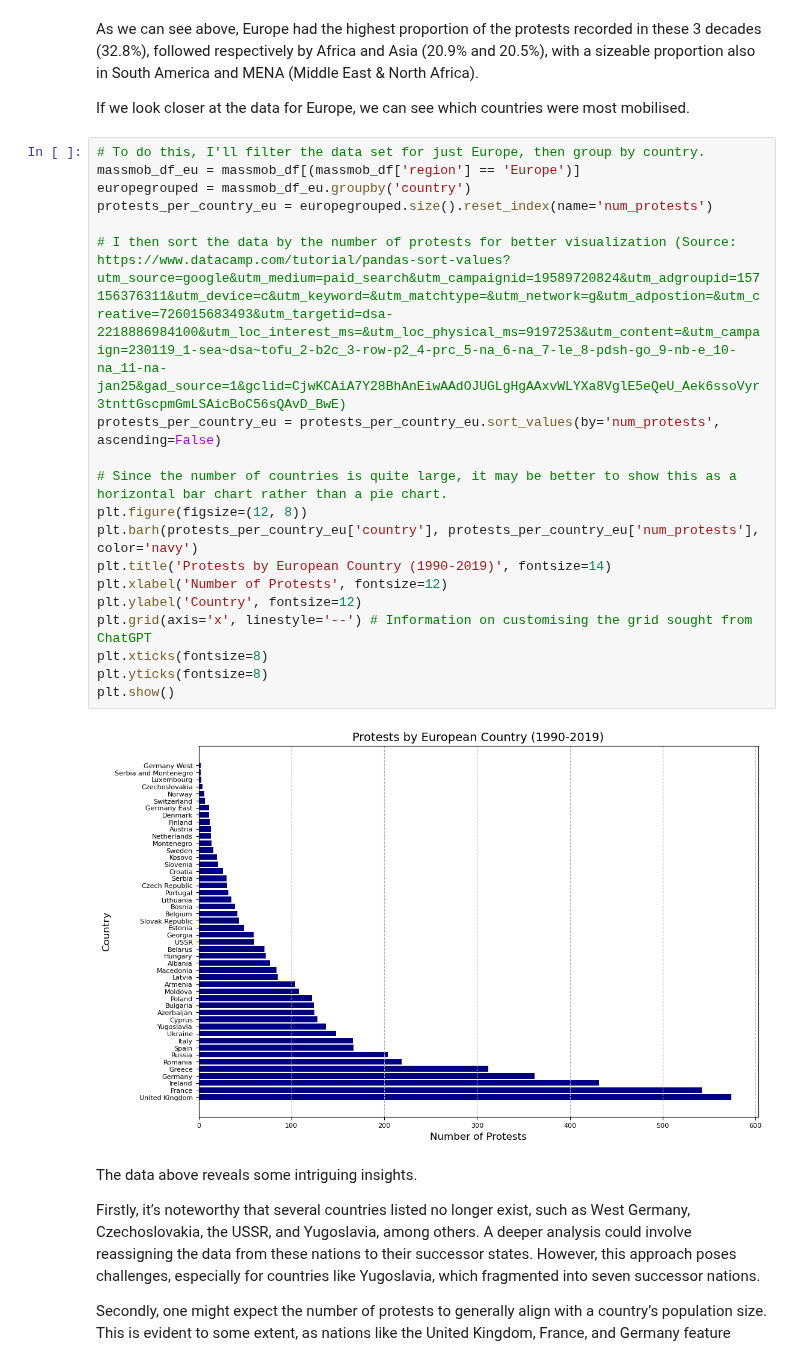
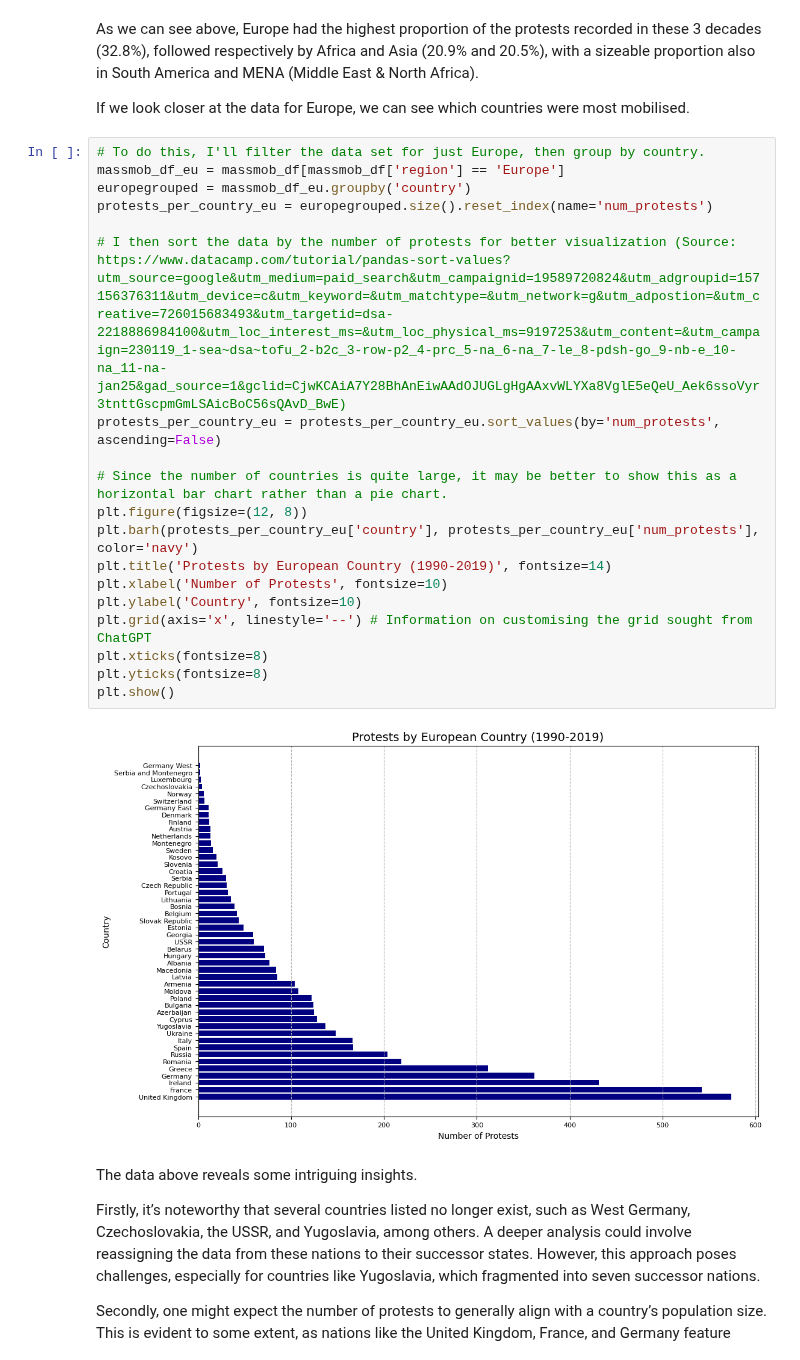
Before and after one commit to MylesHenehan/pfda, a Jupyter notebook: project/project.ipynb, the cells around one changed output. Saved outputs shown, nothing was run; the diff lists cells and outputs as text.

```diff
--- a/project/project.ipynb
+++ b/project/project.ipynb
@@ -148,25 +154,25 @@ As we can see above, Europe had the highest proportion of the protests recorded
 If we look closer at the data for Europe, we can see which countries were most mobilised.
 # %%
 # To do this, I'll filter the data set for just Europe, then group by country.
-massmob_df_eu = massmob_df[(massmob_df['region'] == 'Europe')]
+massmob_df_eu = massmob_df[massmob_df['region'] == 'Europe']
 europegrouped = massmob_df_eu.groupby('country')
 protests_per_country_eu = europegrouped.size().reset_index(name='num_protests')
 
 # I then sort the data by the number of protests for better visualization (Source: https://www.datacamp.com/tutorial/pandas-sort-values?utm_source=google&utm_medium=paid_search&utm_campaignid=19589720824&utm_adgroupid=157156376311&utm_device=c&utm_keyword=&utm_matchtype=&utm_network=g&utm_adpostion=&utm_creative=726015683493&utm_targetid=dsa-2218886984100&utm_loc_interest_ms=&utm_loc_physical_ms=9197253&utm_content=&utm_campaign=230119_1-sea~dsa~tofu_2-b2c_3-row-p2_4-prc_5-na_6-na_7-le_8-pdsh-go_9-nb-e_10-na_11-na-jan25&gad_source=1&gclid=CjwKCAiA7Y28BhAnEiwAAdOJUGLgHgAAxvWLYXa8VglE5eQeU_Aek6ssoVyr3tnttGscpmGmLSAicBoC56sQAvD_BwE)
 protests_per_country_eu = protests_per_country_eu.sort_values(by='num_protests', ascending=False)
 
 # Since the number of countries is quite large, it may be better to show this as a horizontal bar chart rather than a pie chart.
 plt.figure(figsize=(12, 8))
 plt.barh(protests_per_country_eu['country'], protests_per_country_eu['num_protests'], color='navy')
 plt.title('Protests by European Country (1990-2019)', fontsize=14)
-plt.xlabel('Number of Protests', fontsize=12)
-plt.ylabel('Country', fontsize=12)
+plt.xlabel('Number of Protests', fontsize=10)
+plt.ylabel('Country', fontsize=10)
 plt.grid(axis='x', linestyle='--') # Information on customising the grid sought from ChatGPT
 plt.xticks(fontsize=8)
 plt.yticks(fontsize=8)
 plt.show()
 # %% [output]
-[figure, old version]
+[figure, new version]
 # %% [markdown]
 The data above reveals some intriguing insights.
 
```
Also changed, not shown: parts of 29 cells of this notebook, 1 other file.
